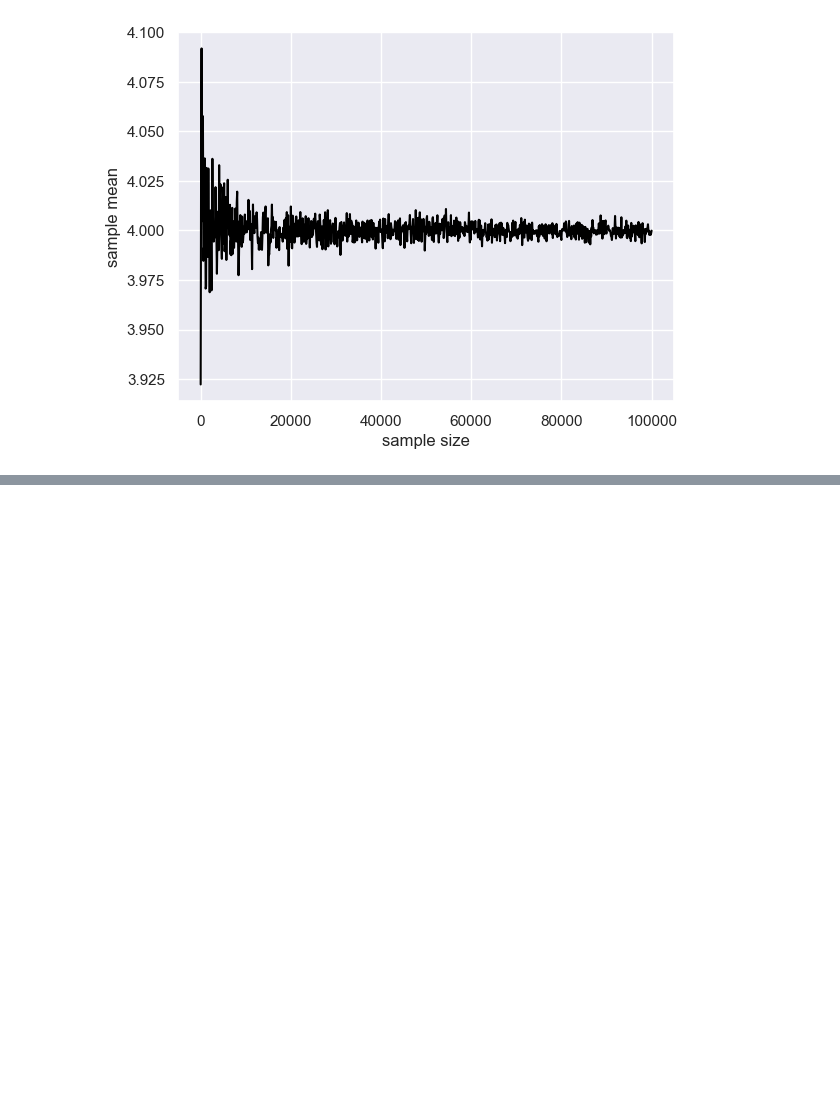
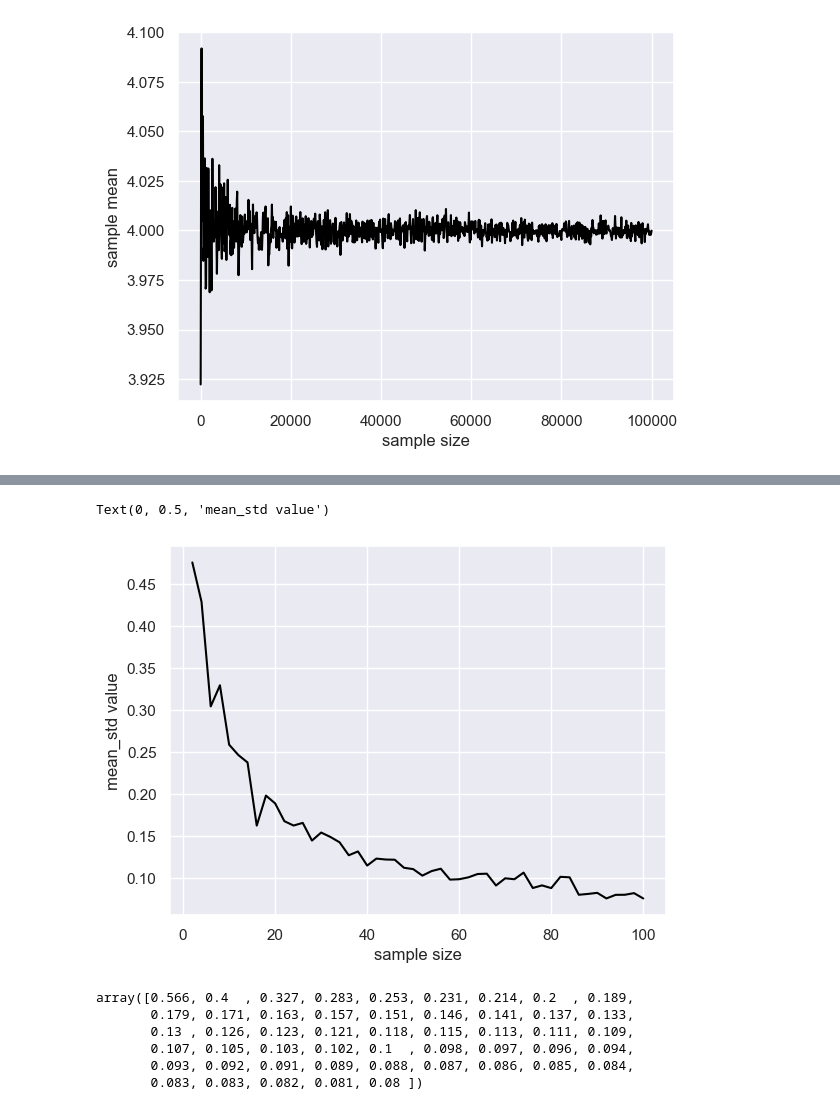
Before and after one commit to richard-ma/weekendProject, a Jupyter notebook: 202405-1statisticsPython/3-5样本统计量的性质.ipynb, the cells around one changed output, grey strips where cells are left out. Cells and saved outputs as stored; diff of their text form; code cells hidden in the pictures; blank space fills up the shorter version.

```diff
--- a/202405-1statisticsPython/3-5样本统计量的性质.ipynb
+++ b/202405-1statisticsPython/3-5样本统计量的性质.ipynb
@@ -72,0 +140,26 @@ Text(0, 0.5, 'sample mean')
+# %%
+sample_mean_std_array = np.zeros(len(size_array))
+
+np.random.seed(1)
+for i in range(0, len(size_array)):
+    sample_mean = calc_sample_mean(size=size_array[i], n_trial=100)
+    sample_mean_std_array[i] = np.std(sample_mean, ddof=1)
+
+plt.plot(size_array, sample_mean_std_array, color='black')
+plt.xlabel("sample size")
+plt.ylabel("mean_std value")
+# %% [output]
+Text(0, 0.5, 'mean_std value')
+[figure, added]
+# %%
+# 标准误差
+
+standard_error = 0.8 / np.sqrt(size_array)
+standard_error
+# %% [output]
+array([0.566, 0.4  , 0.327, 0.283, 0.253, 0.231, 0.214, 0.2  , 0.189,
+       0.179, 0.171, 0.163, 0.157, 0.151, 0.146, 0.141, 0.137, 0.133,
+       0.13 , 0.126, 0.123, 0.121, 0.118, 0.115, 0.113, 0.111, 0.109,
+       0.107, 0.105, 0.103, 0.102, 0.1  , 0.098, 0.097, 0.096, 0.094,
+       0.093, 0.092, 0.091, 0.089, 0.088, 0.087, 0.086, 0.085, 0.084,
+       0.083, 0.083, 0.082, 0.081, 0.08 ])
```
Also changed, not shown: parts of 10 cells of this notebook.
